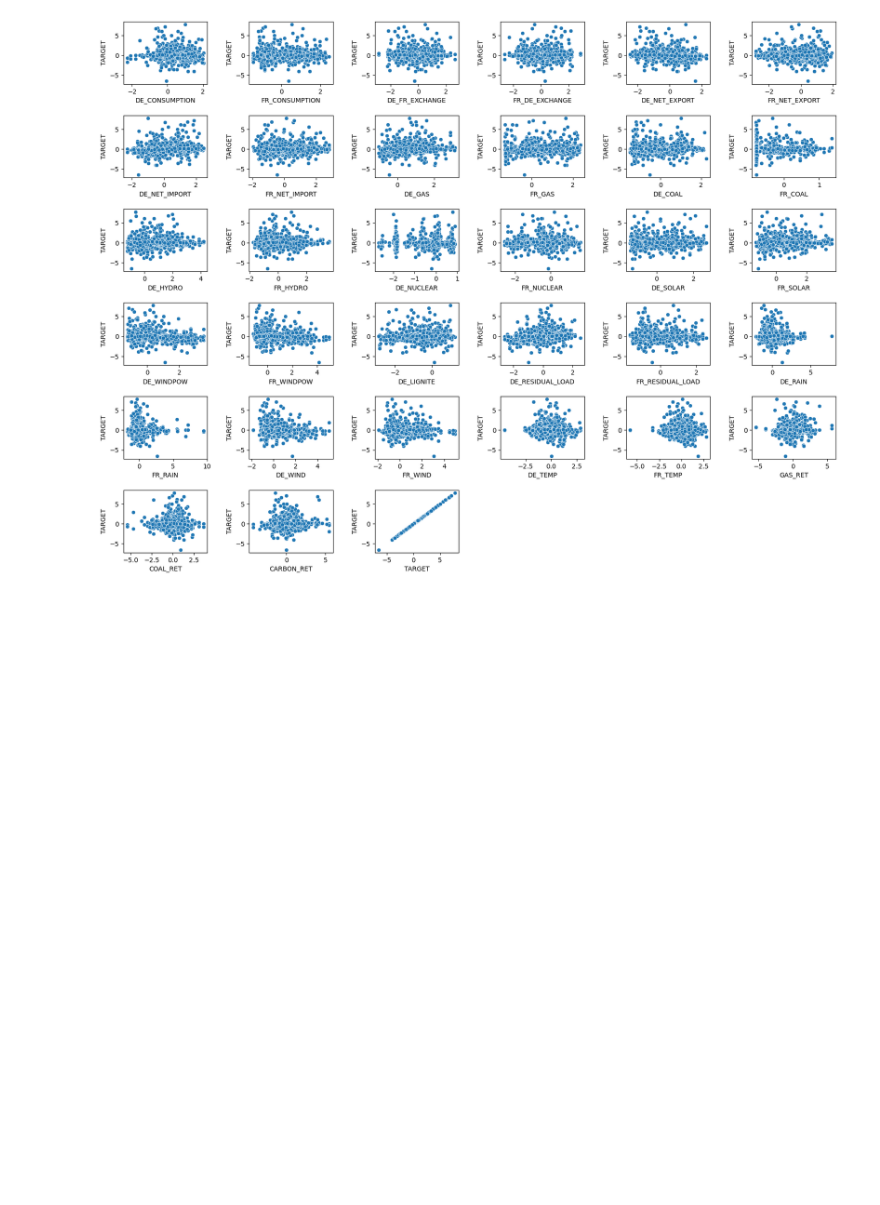
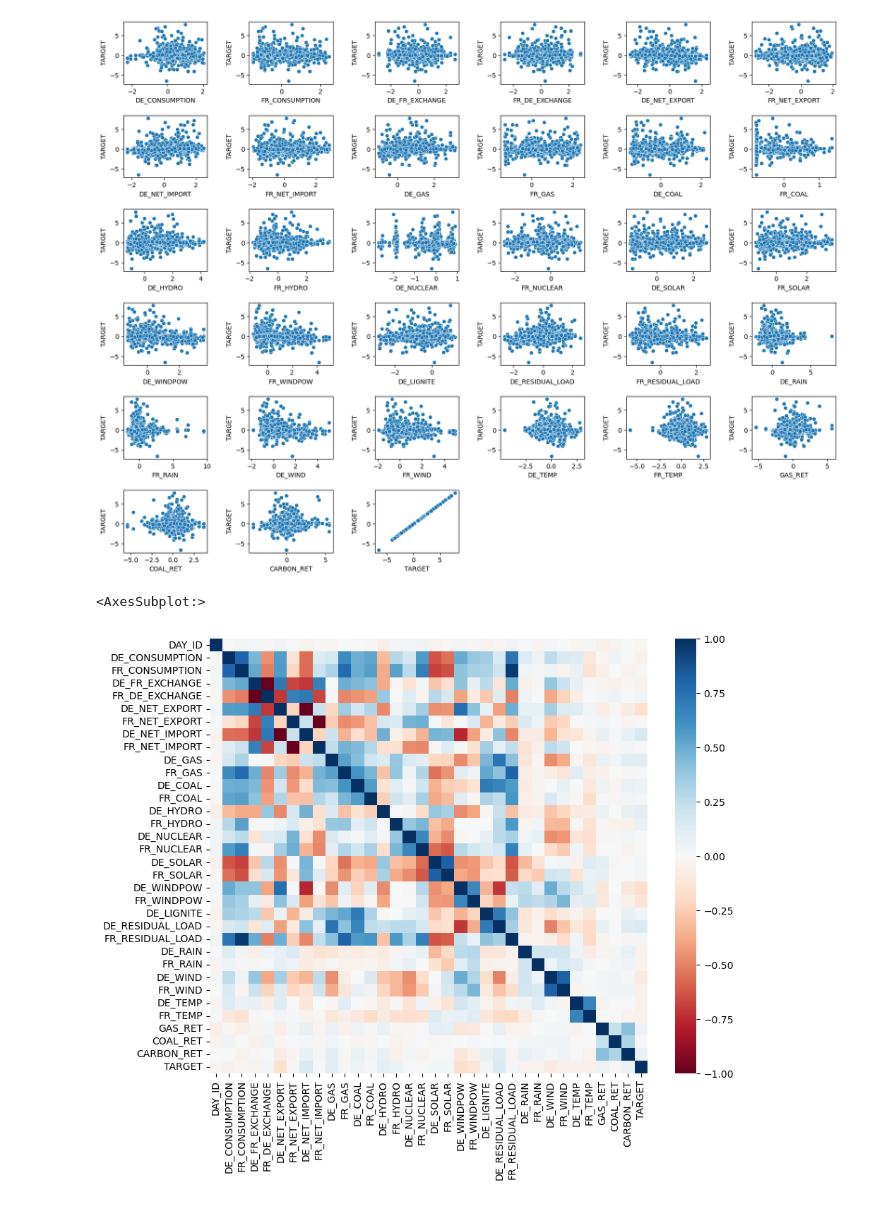
Before and after one commit to CorentinP1234/PROJETML, a Jupyter notebook: 3-Analyse exploratoire des donnees.ipynb, the cells around one changed output. Cells and saved outputs as stored; diff of their text form; code cells hidden in the pictures; blank space fills up the shorter version.

```diff
--- a/3-Analyse exploratoire des donnees.ipynb
+++ b/3-Analyse exploratoire des donnees.ipynb
@@ -160,0 +132,6 @@ plt.tight_layout()
+# %%
+plt.figure(figsize=(10, 8))
+sns.heatmap(data_xy.corr(), cmap="RdBu")
+# %% [output]
+<AxesSubplot:>
+[figure, added]
```
Also changed, not shown: parts of 3 cells of this notebook, 3 other files.
